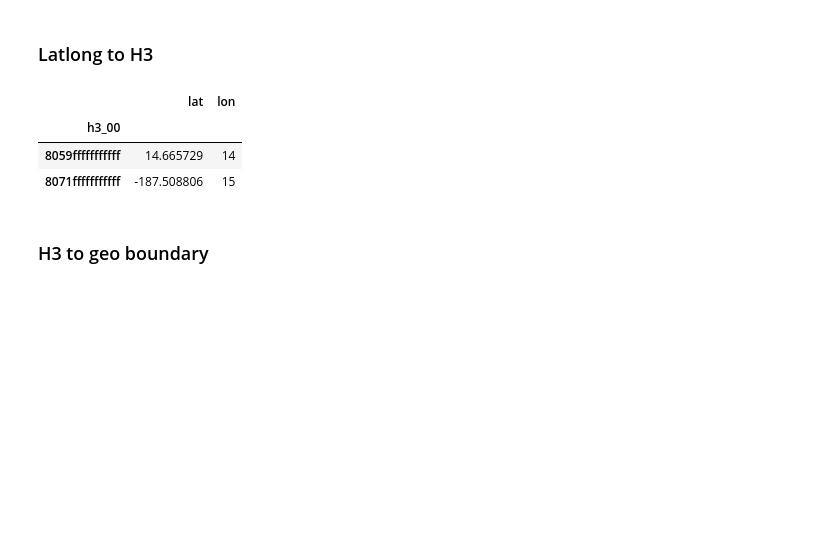
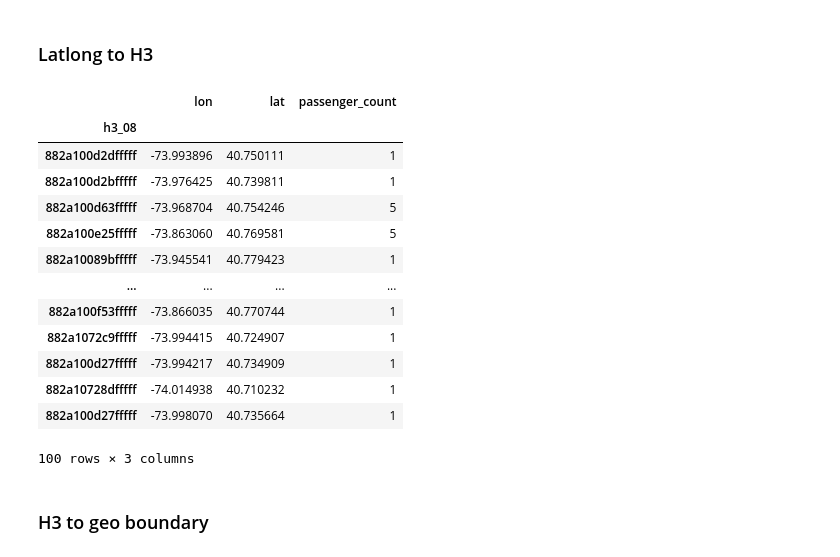
Before and after one commit to opengeoshub/vgridpandas, a Jupyter notebook: docs/notebooks/01_h3.ipynb, the cells around one changed output. Drawn from its saved outputs; the diff is of its cells as text; code cells hidden in the pictures; blank space fills up the shorter version.

```diff
--- a/docs/notebooks/01_h3.ipynb
+++ b/docs/notebooks/01_h3.ipynb
@@ -17,15 +11,28 @@ You can try out vgridpandas by using the cloud-computing platforms below without
 # %%
 import pandas as pd
 from vgridpandas import h3pandas
-df = pd.DataFrame({'lat': [14.6657293, -187.5088058], 'lon': [14, 15]})
-resolution = 0
+# df = pd.DataFrame({'lat': [14.6657293, -187.5088058], 'lon': [14, 15]})
+df = pd.read_csv('https://github.com/uber-web/kepler.gl-data/raw/master/nyctrips/data.csv')
+df = df.rename({'pickup_longitude': 'lon', 'pickup_latitude': 'lat'}, axis=1)[['lon', 'lat', 'passenger_count']]
+df = df.head(100)
+resolution = 8
 df = df.h3.latlon2h3(resolution)
 df
 # %% [output]
-|  | lat | lon |
-| h3_00 |  |  |
-| 8059fffffffffff | 14.665729 | 14 |
-| 8071fffffffffff | -187.508806 | 15 |
+|  | lon | lat | passenger_count |
+| h3_08 |  |  |  |
+| 882a100d2dfffff | -73.993896 | 40.750111 | 1 |
+| 882a100d2bfffff | -73.976425 | 40.739811 | 1 |
+| 882a100d63fffff | -73.968704 | 40.754246 | 5 |
+| 882a100e25fffff | -73.863060 | 40.769581 | 5 |
+| 882a10089bfffff | -73.945541 | 40.779423 | 1 |
+| ... | ... | ... | ... |
+| 882a100f53fffff | -73.866035 | 40.770744 | 1 |
+| 882a1072c9fffff | -73.994415 | 40.724907 | 1 |
+| 882a100d27fffff | -73.994217 | 40.734909 | 1 |
+| 882a10728dfffff | -74.014938 | 40.710232 | 1 |
+| 882a100d27fffff | -73.998070 | 40.735664 | 1 |
+100 rows × 3 columns
 # %% [markdown]
 ### H3 to geo boundary
 # %%
```
Also changed, not shown: parts of 4 cells of this notebook, 21 other files.
